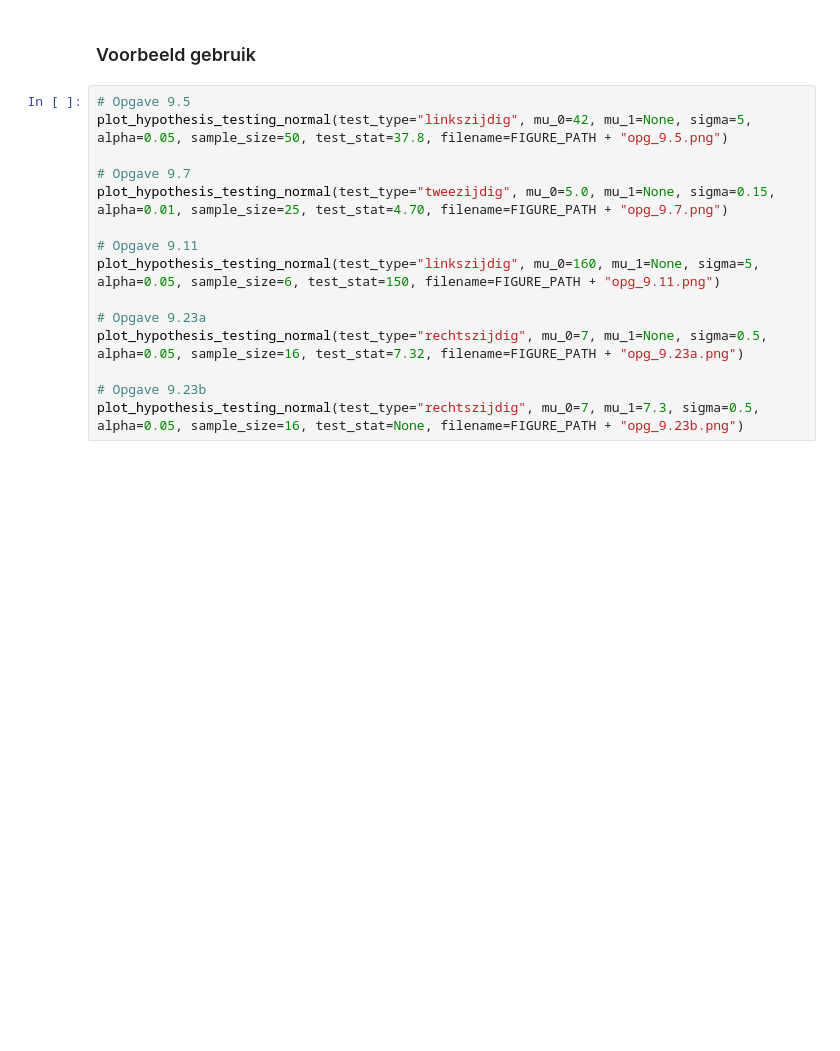
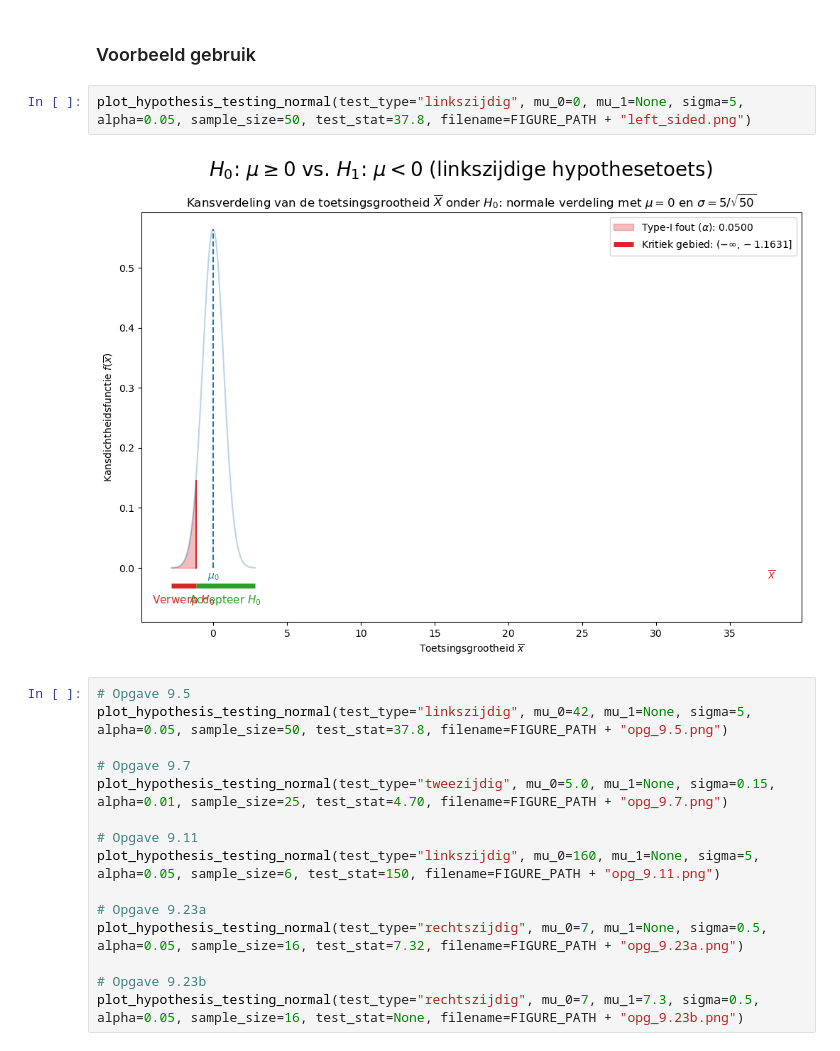
Before and after one commit to DBlom96/Statistiek, a Jupyter notebook: Python/statistics_utils/notebooks/hypothesis_testing.ipynb, the cells around one changed output. Drawn from its saved outputs; the diff is of its cells as text; blank space fills up the shorter version.

```diff
--- a/Python/statistics_utils/notebooks/hypothesis_testing.ipynb
+++ b/Python/statistics_utils/notebooks/hypothesis_testing.ipynb
@@ -119,6 +119,10 @@ def plot_hypothesis_testing_normal(test_type="tweezijdig", mu_0=0, mu_1=None, si
     plt.savefig(filename)
 # %% [markdown]
 ### Voorbeeld gebruik
+# %%
+plot_hypothesis_testing_normal(test_type="linkszijdig", mu_0=0, mu_1=None, sigma=5, alpha=0.05, sample_size=50, test_stat=37.8, filename=FIGURE_PATH + "left_sided.png")
+# %% [output]
+[figure, added]
 # %%
 # Opgave 9.5
 plot_hypothesis_testing_normal(test_type="linkszijdig", mu_0=42, mu_1=None, sigma=5, alpha=0.05, sample_size=50, test_stat=37.8, filename=FIGURE_PATH + "opg_9.5.png")
```
Also changed, not shown: parts of 4 cells of this notebook, 33 other files.
